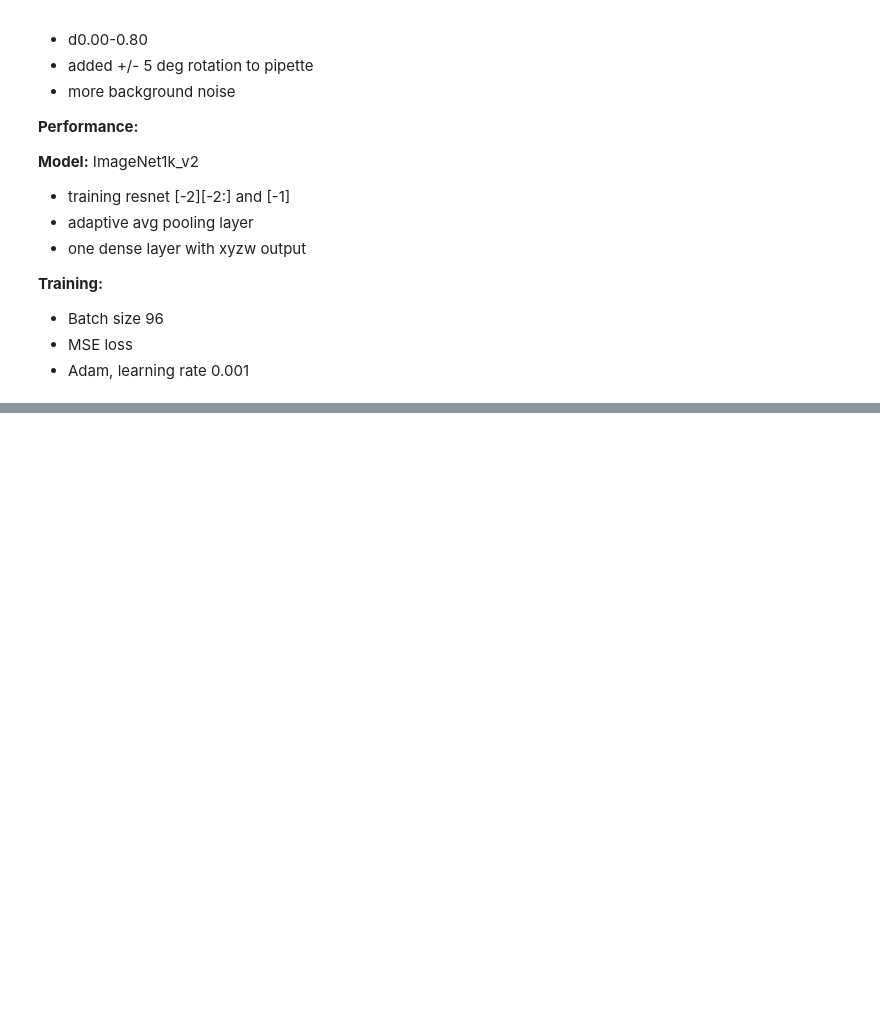
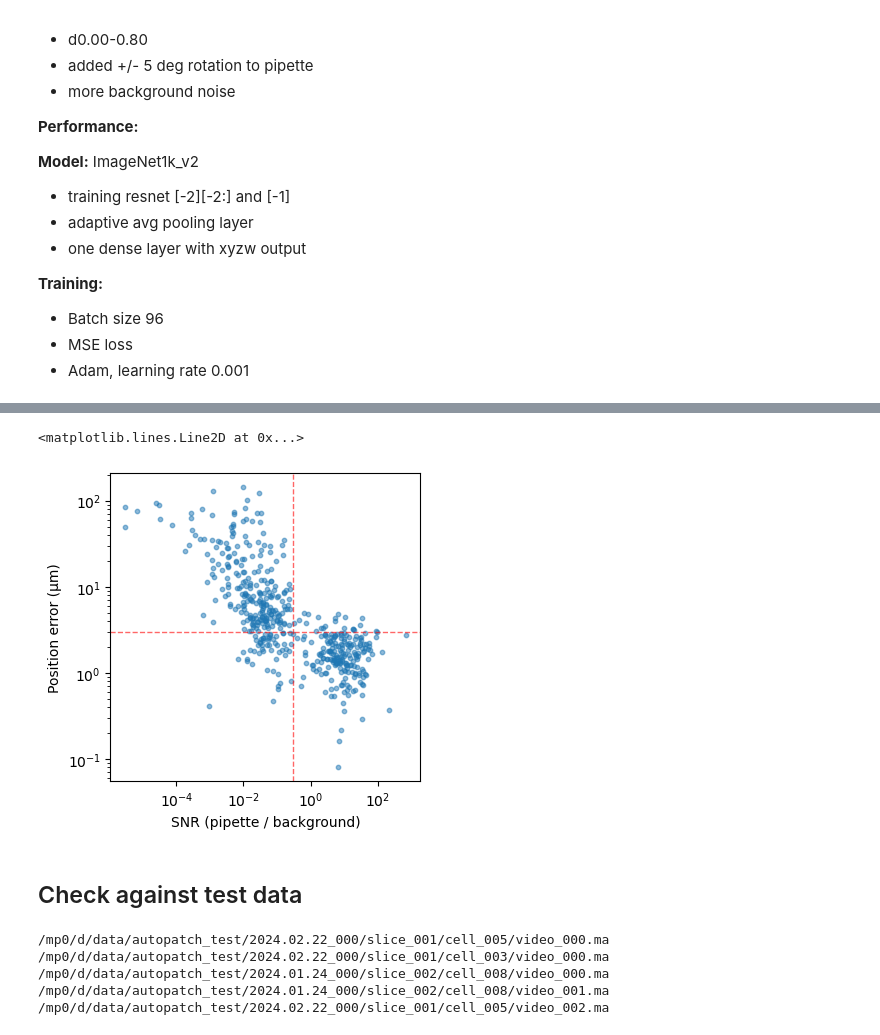
Before and after one commit to outofculture/pipette-detection, a Jupyter notebook: 04_more_increased_difficulty.ipynb, the cells around one changed output, grey strips where cells are left out. Saved outputs shown, nothing was run; the diff lists cells and outputs as text; code cells hidden in the pictures; blank space fills up the shorter version.

```diff
--- a/04_more_increased_difficulty.ipynb
+++ b/04_more_increased_difficulty.ipynb
@@ -306,0 +348,28 @@ for j,level in enumerate(training_data.levels):
+# %%
+levels = []
+pip_pos = []
+pred = []
+for level in predictions:
+    levels.append([level]*n_examples)
+    pip_pos.append(predictions[level]['pip_pos'])
+    pred.append(predictions[level]['pred'])
+pip_pos = np.concatenate(pip_pos)
+pred = np.concatenate(pred)
+# calculate position error in microns
+m_per_px = 3.23e-07  # taken from template source data
+pos_error = 1e6 * m_per_px * ((pred - pip_pos)[:, 1:3]**2).sum(axis=1)**0.5
+
+# scatter plot error vs snr
+fig, ax = plt.subplots(1, 1, figsize=(4, 4))
+ax.scatter(pip_pos[:, 3], pos_error, s=10, alpha=0.5)
+ax.set_xscale('log')
+ax.set_yscale('log')
+ax.set_xlabel('SNR (pipette / background)')
+ax.set_ylabel('Position error (μm)')
+ax.axhline(3, color='red', linestyle='--', alpha=0.6, linewidth=1)
+ax.axvline(0.3, color='red', linestyle='--', alpha=0.6, linewidth=1)
+# %% [output]
+<matplotlib.lines.Line2D at 0x...>
+[figure, added]
+# %% [markdown]
+## Check against test data
@@ -306,0 +378,8 @@ for j,level in enumerate(training_data.levels):
+# %%
+test_data = load_test_datasets()
+# %% [output]
+/mp0/d/data/autopatch_test/2024.02.22_000/slice_001/cell_005/video_000.ma
+/mp0/d/data/autopatch_test/2024.02.22_000/slice_001/cell_003/video_000.ma
+/mp0/d/data/autopatch_test/2024.01.24_000/slice_002/cell_008/video_000.ma
+/mp0/d/data/autopatch_test/2024.01.24_000/slice_002/cell_008/video_001.ma
+/mp0/d/data/autopatch_test/2024.02.22_000/slice_001/cell_005/video_002.ma
```
Also changed, not shown: parts of 13 cells of this notebook, 4 other files.
